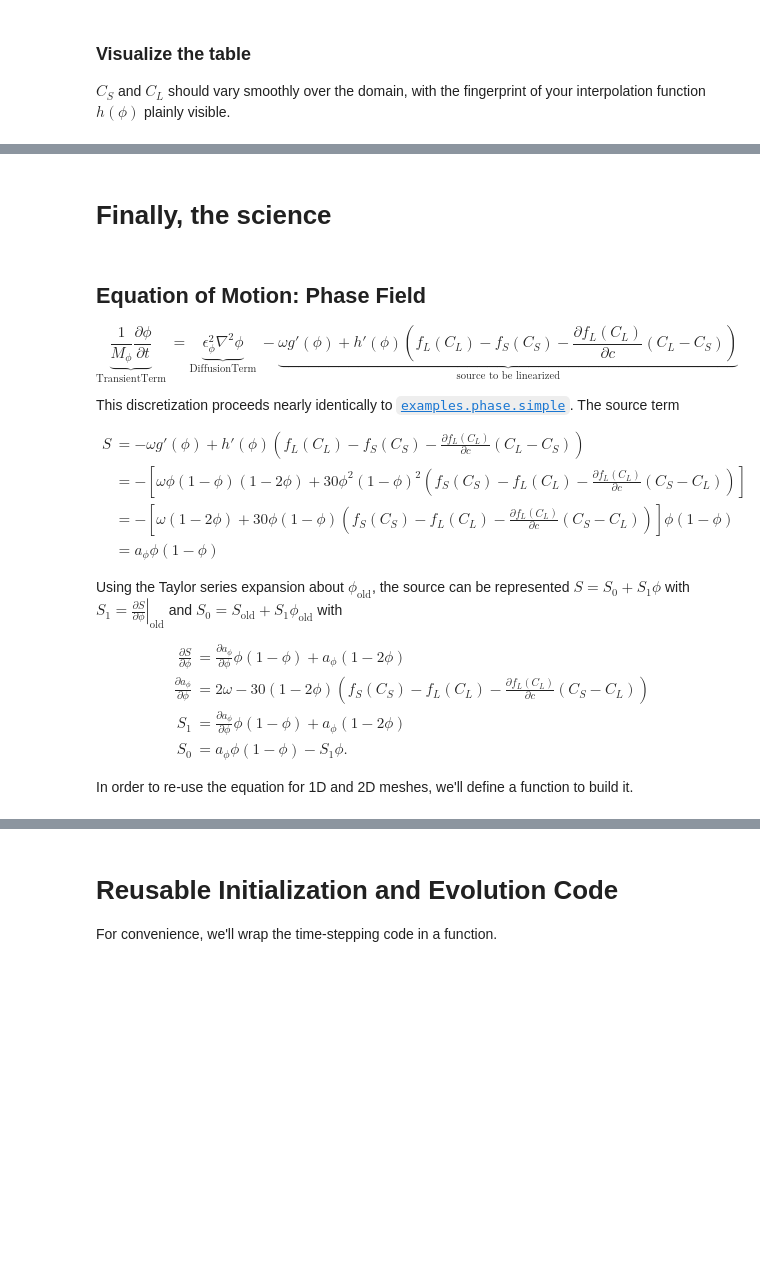
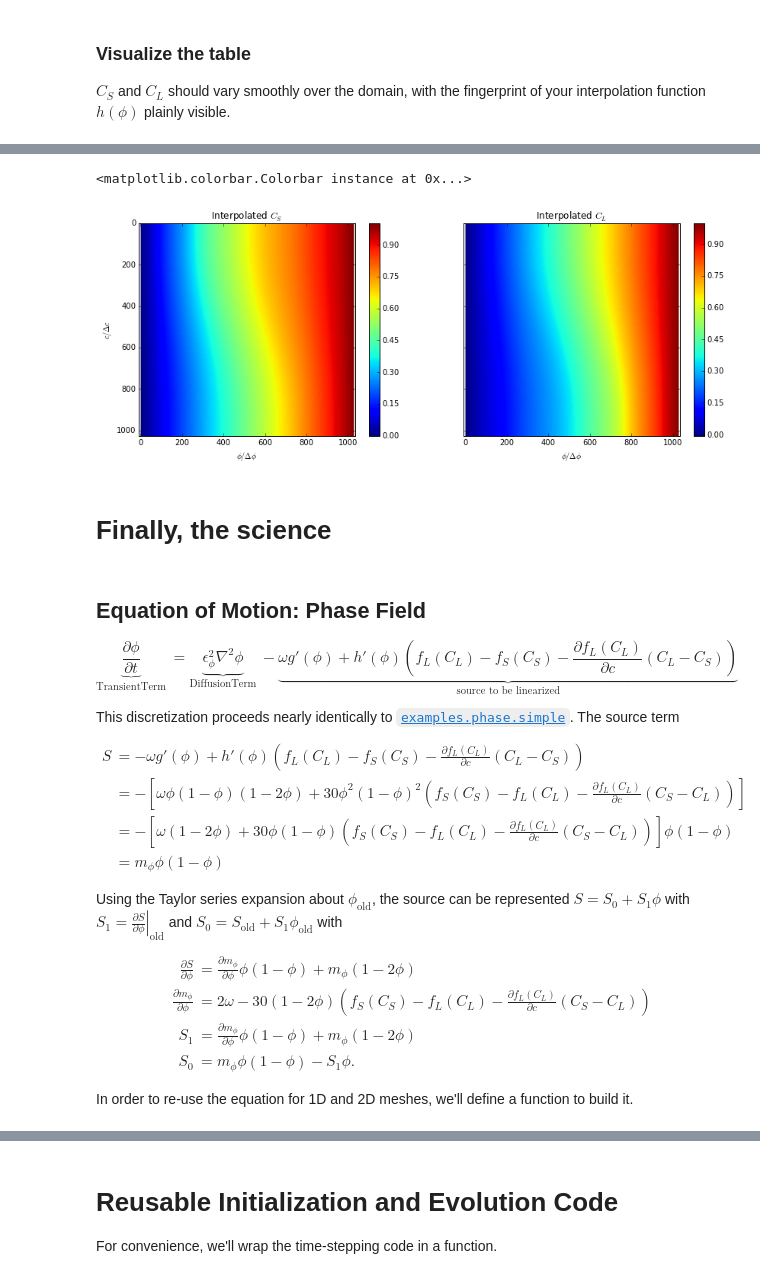
Before and after one commit to tkphd/KKS-binary-solidification, a Jupyter notebook: FiPy-KKS.ipynb, the cells around one changed output, grey strips where cells are left out. Cells and saved outputs as stored; diff of their text form; code cells hidden in the pictures; blank space fills up the shorter version.

```diff
--- a/FiPy-KKS.ipynb
+++ b/FiPy-KKS.ipynb
@@ -282,8 +288,33 @@ plt.colorbar(pltCl, ax=ax2)
+# %%
+# Plot the interpolated values for comparison. If they don't match exactly, something has gone wrong!
+fig, (ax1, ax2) = plt.subplots(1, 2, sharex=True, sharey=True, figsize=(14,5))
+
+testCs = np.zeros(LUTnp * LUTnc).reshape(LUTnp, LUTnc)
+testCl = np.zeros(LUTnp * LUTnc).reshape(LUTnp, LUTnc)
+for (x,y), z in np.ndenumerate(testCs):
+        LUTp = (x - 1) * LUTdp
+        LUTc = (y - 1) * LUTdc
+        testCs[x, y] = interpolateCs(LUTp, LUTc, grid=False)
+        testCl[x, y] = interpolateCl(LUTp, LUTc, grid=False)
+
+pltCs = ax1.imshow(testCs)
+ax1.set_title('Interpolated $C_S$')
+ax1.set_xlabel('$\phi/\Delta\phi$')
+ax1.set_ylabel('$c/\Delta c$')
+plt.colorbar(pltCs, ax=ax1)
+
+pltCl = ax2.imshow(testCl)
+ax2.set_title('Interpolated $C_L$')
+ax2.set_xlabel('$\phi/\Delta\phi$')
+plt.colorbar(pltCl, ax=ax2)
+# %% [output]
+<matplotlib.colorbar.Colorbar instance at 0x...>
+[figure, added]
 # %% [markdown]
 # Finally, the science
 # %% [markdown]
 ## Equation of Motion: Phase Field
-$$ \underbrace{\frac{1}{M_\phi}\frac{\partial\phi}{\partial t}}_{\text{TransientTerm}} \
+$$ \underbrace{\frac{\partial\phi}{\partial t}}_{\text{TransientTerm}} \
    = \underbrace{\epsilon_\phi^2\nabla^2\phi}_{\text{DiffusionTerm}} \
    - \underbrace{\omega g'(\phi) + h'(\phi)\left(f_L(C_L) - f_S(C_S) - \frac{\partial f_L(C_L)}{\partial c}(C_L - C_S)\right)}_{\text{source to be linearized}}$$
 
@@ -293,16 +324,16 @@ $$ \begin{align}
  S &= - \omega g'(\phi) + h'(\phi)\left(f_L(C_L) - f_S(C_S) - \frac{\partial f_L(C_L)}{\partial c}(C_L - C_S)\right) \\
    &= -\left[ \omega\phi(1-\phi)(1-2\phi) + 30\phi^2(1-\phi)^2\left(f_S(C_S) - f_L(C_L) - \frac{\partial f_L(C_L)}{\partial c}(C_S-C_L)\right)\right] \\
    &= -\left[ \omega(1-2\phi) + 30\phi(1-\phi)\left(f_S(C_S) - f_L(C_L) - \frac{\partial f_L(C_L)}{\partial c}(C_S-C_L)\right)\right]\phi(1-\phi) \\
-   &= a_\phi \phi(1-\phi)
+   &= m_\phi \phi(1-\phi)
  \end{align}$$
 
  Using the Taylor series expansion about $\phi_{\mathrm{old}}$, the source can be represented $S = S_0 + S_1\phi$ with $S_1 = \left.\frac{\partial S}{\partial\phi}\right|_{\mathrm{old}}$ and $S_0 = S_{\mathrm{old}} + S_1\phi_{\mathrm{old}}$ with
 
  $$ \begin{align}
-    \frac{\partial S}{\partial\phi} &= \frac{\partial a_\phi}{\partial\phi}\phi(1-\phi) + a_\phi(1-2\phi)\\
-    \frac{\partial a_\phi}{\partial\phi} &= 2\omega - 30(1-2\phi)\left(f_S(C_S) - f_L(C_L) - \frac{\partial f_L(C_L)}{\partial c}(C_S-C_L)\right) \\
-    S_1 &= \frac{\partial a_\phi}{\partial\phi}\phi(1-\phi) + a_\phi(1-2\phi) \\
-    S_0 &= a_\phi\phi(1-\phi) - S_1\phi.
+    \frac{\partial S}{\partial\phi} &= \frac{\partial m_\phi}{\partial\phi}\phi(1-\phi) + m_\phi(1-2\phi)\\
+    \frac{\partial m_\phi}{\partial\phi} &= 2\omega - 30(1-2\phi)\left(f_S(C_S) - f_L(C_L) - \frac{\partial f_L(C_L)}{\partial c}(C_S-C_L)\right) \\
+    S_1 &= \frac{\partial m_\phi}{\partial\phi}\phi(1-\phi) + m_\phi(1-2\phi) \\
+    S_0 &= m_\phi\phi(1-\phi) - S_1\phi.
     \end{align}$$
 
 In order to re-use the equation for 1D and 2D meshes, we'll define a function to build it.
```
Also changed, not shown: parts of 21 cells of this notebook, 1 other file.
